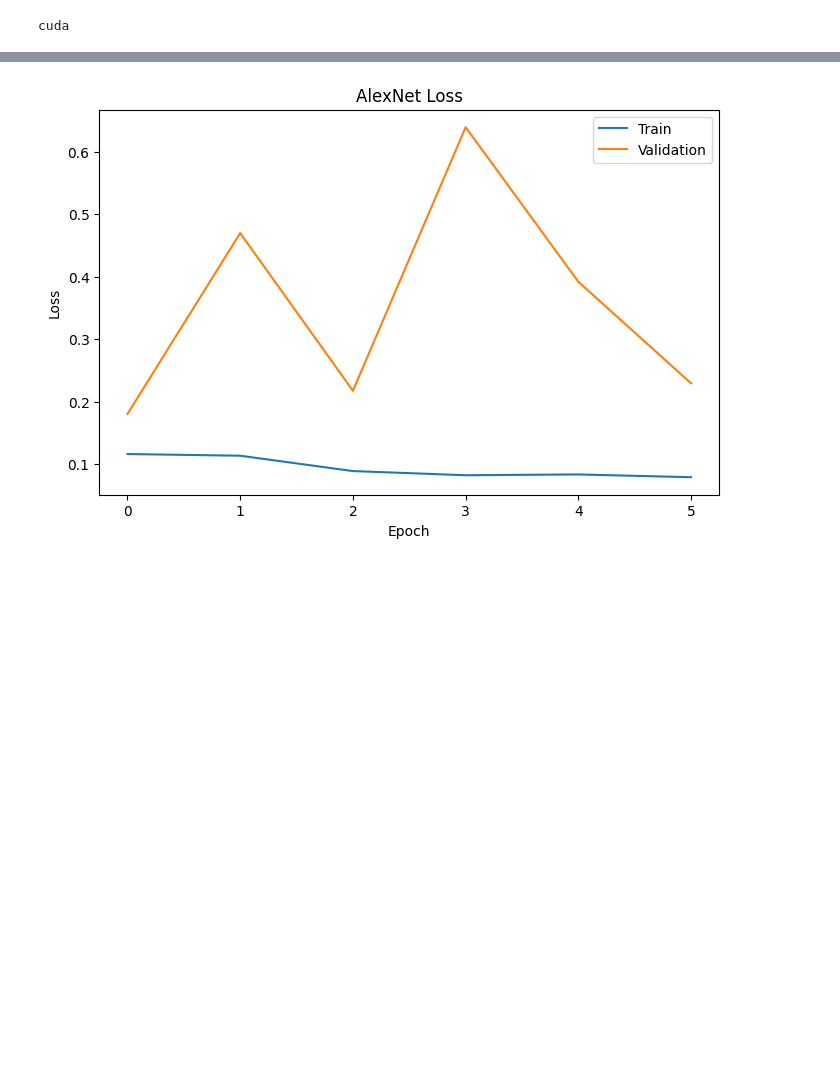
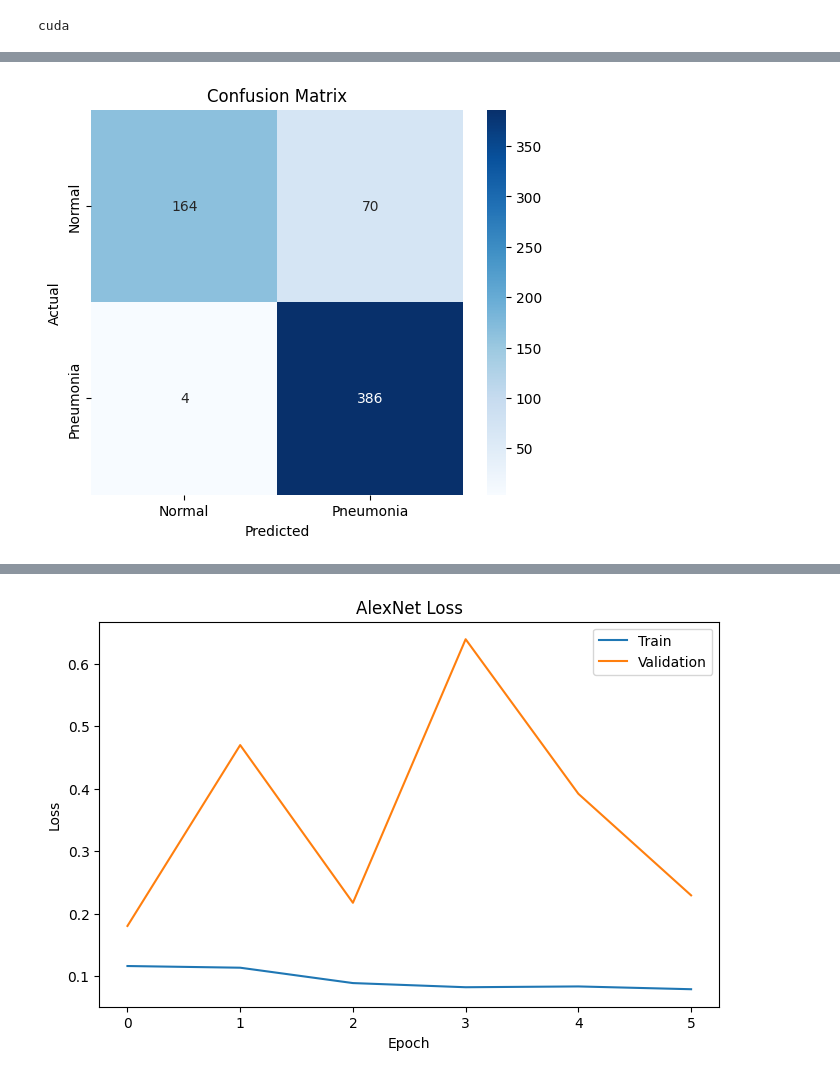
Before and after one commit to Mostafij-k/Deep_Learning_Pretrained_Model_Comparision_with_Chest_Xray_Pneumonia, a Jupyter notebook: Pneumonia_Classification_AlexNET.ipynb, the cells around one changed output, grey strips where cells are left out. Cells and saved outputs as stored; diff of their text form; code cells hidden in the pictures; blank space fills up the shorter version.

Commit message:
Calculate Confusion MAtrix and AUC Score

```diff
--- a/Pneumonia_Classification_AlexNET.ipynb
+++ b/Pneumonia_Classification_AlexNET.ipynb
@@ -305,0 +335,22 @@ Test Accuracy : 85.10%
+# %%
+# Confusion Matrix
+cm = confusion_matrix(y_true, y_pred)
+
+plt.figure(figsize=(6,5))
+
+sns.heatmap(
+    cm,
+    annot=True,
+    fmt="d",
+    cmap="Blues",
+    xticklabels=["Normal","Pneumonia"],
+    yticklabels=["Normal","Pneumonia"]
+)
+
+plt.xlabel("Predicted")
+plt.ylabel("Actual")
+plt.title("Confusion Matrix")
+
+plt.show()
+# %% [output]
+[figure, added]
```
Also changed, not shown: parts of 20 cells of this notebook.
